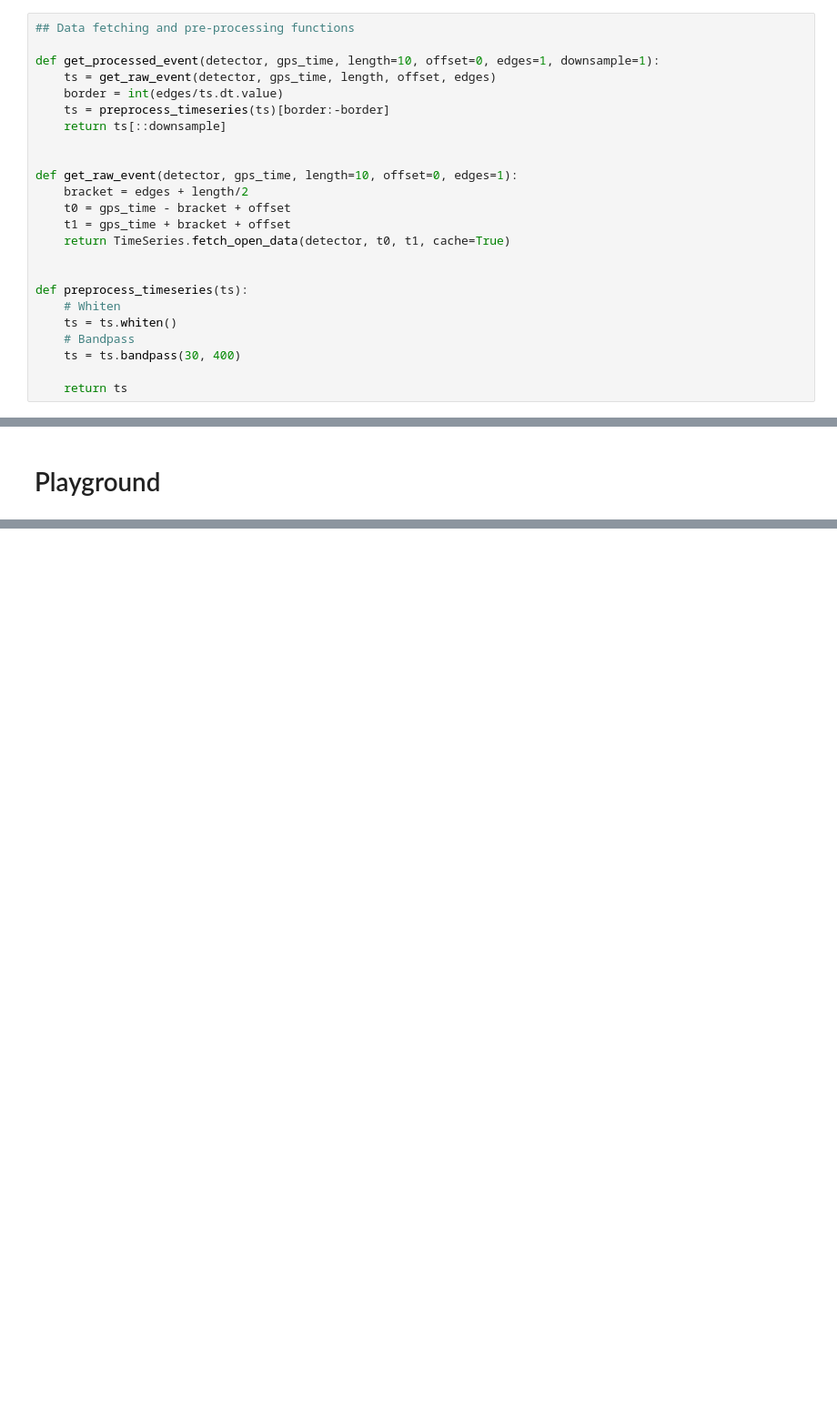
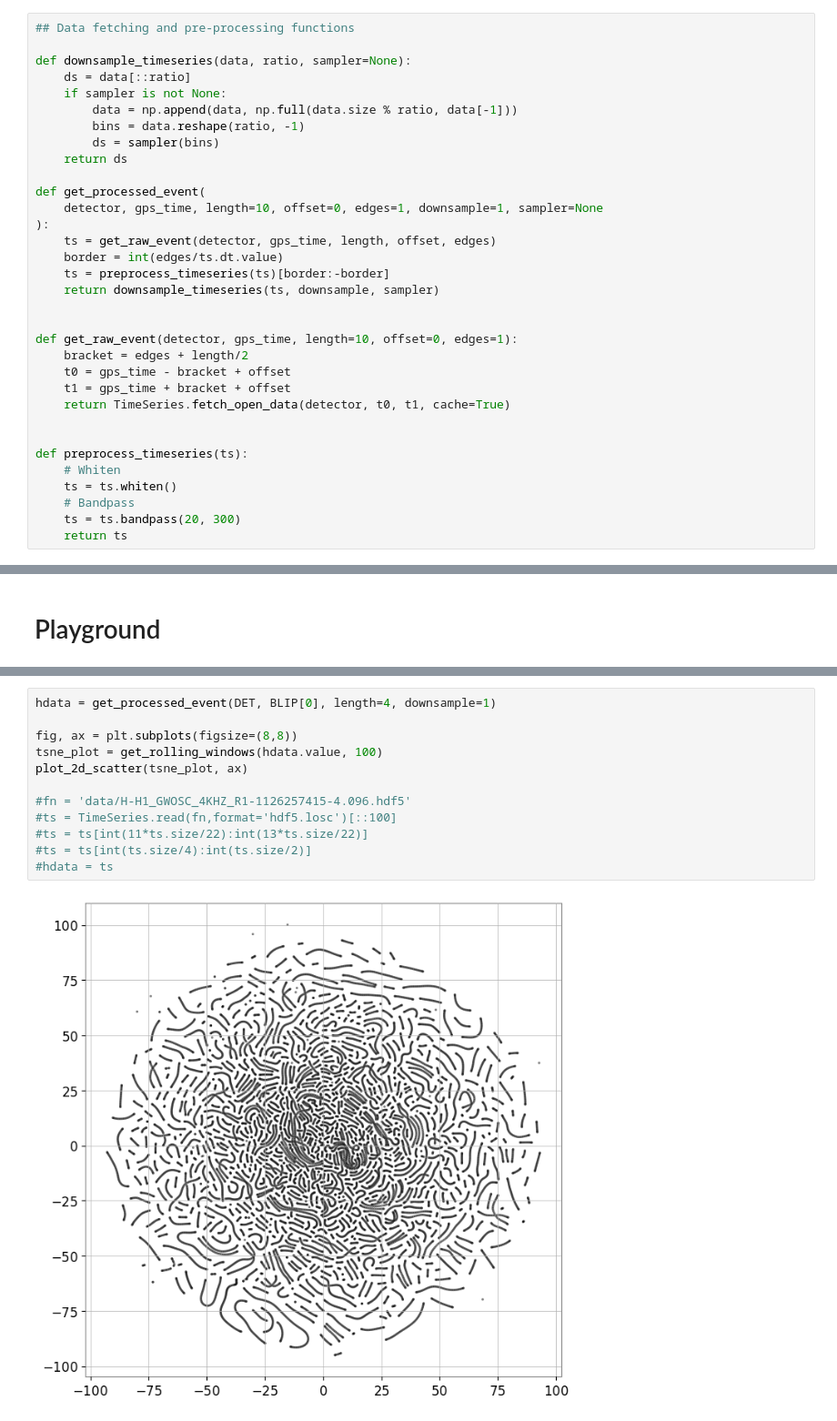
Before and after one commit to JulianZDing/LOFscratch, a Jupyter notebook: Using LOF on glitches.ipynb, the cells around one changed output, grey strips where cells are left out. Shown at 91% size. Drawn from its saved outputs; the diff is of its cells as text; blank space fills up the shorter version.

```diff
--- a/Using LOF on glitches.ipynb
+++ b/Using LOF on glitches.ipynb
@@ -170,11 +203,21 @@ class LOFMaxStdWindowAnimation:
 # %%
 ## Data fetching and pre-processing functions
 
-def get_processed_event(detector, gps_time, length=10, offset=0, edges=1, downsample=1):
+def downsample_timeseries(data, ratio, sampler=None):
+    ds = data[::ratio]
+    if sampler is not None:
+        data = np.append(data, np.full(data.size % ratio, data[-1]))
+        bins = data.reshape(ratio, -1)
+        ds = sampler(bins)
+    return ds
+
+def get_processed_event(
+    detector, gps_time, length=10, offset=0, edges=1, downsample=1, sampler=None
+):
     ts = get_raw_event(detector, gps_time, length, offset, edges)
     border = int(edges/ts.dt.value)
     ts = preprocess_timeseries(ts)[border:-border]
-    return ts[::downsample]
+    return downsample_timeseries(ts, downsample, sampler)
 
 
 def get_raw_event(detector, gps_time, length=10, offset=0, edges=1):
@@ -188,8 +231,7 @@ def preprocess_timeseries(ts):
     # Whiten
     ts = ts.whiten()
     # Bandpass
-    ts = ts.bandpass(30, 400)
-
+    ts = ts.bandpass(20, 300)
     return ts
 # %%
 ## Data sources
@@ -254,3 +310,17 @@ NOW PLOTTING EVENTS OF CLASS 2
+# %%
+hdata = get_processed_event(DET, BLIP[0], length=4, downsample=1)
+
+fig, ax = plt.subplots(figsize=(8,8))
+tsne_plot = get_rolling_windows(hdata.value, 100)
+plot_2d_scatter(tsne_plot, ax)
+
+#fn = 'data/H-H1_GWOSC_4KHZ_R1-1126257415-4.096.hdf5'
+#ts = TimeSeries.read(fn,format='hdf5.losc')[::100]
+#ts = ts[int(11*ts.size/22):int(13*ts.size/22)]
+#ts = ts[int(ts.size/4):int(ts.size/2)]
+#hdata = ts
+# %% [output]
+[figure, added]
 # %%
 ## For the whole animation
 
```
Also changed, not shown: parts of 6 cells of this notebook.
